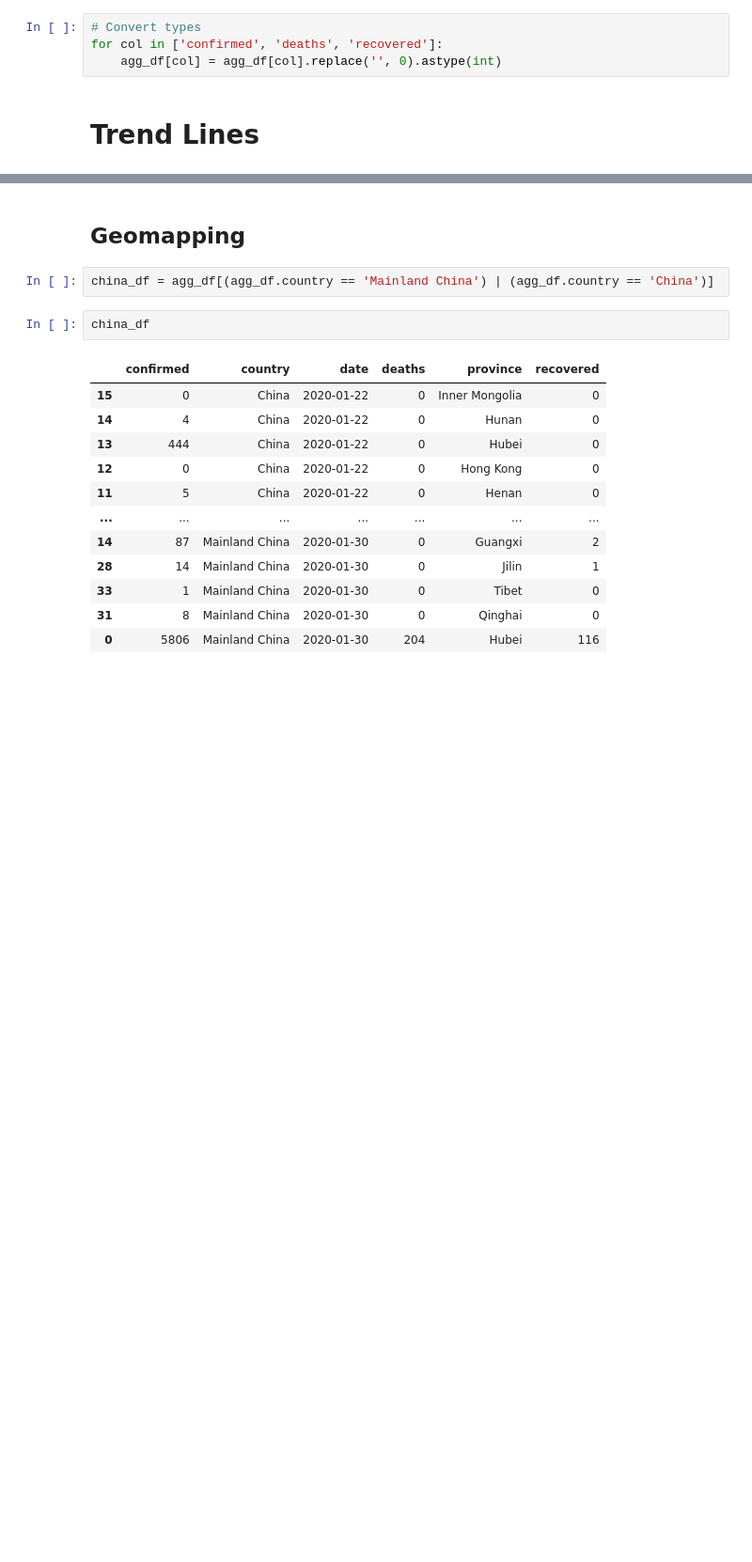
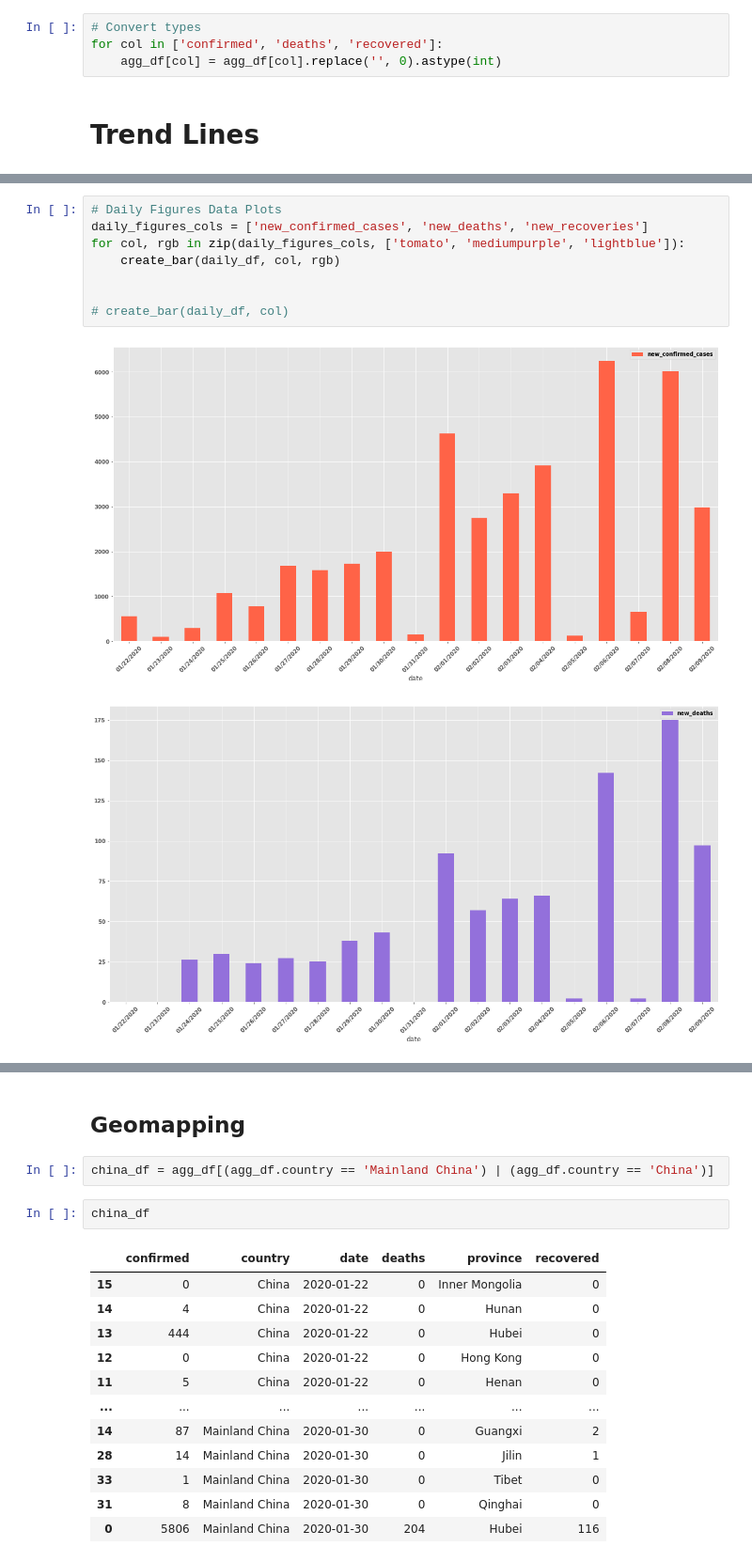
Before and after one commit to AaronWard/covidify, a Jupyter notebook: notebooks/data_exploration.ipynb, the cells around one changed output, grey strips where cells are left out. Shown: that part at 94% size. Cells and saved outputs as stored; diff of their text form; blank space fills up the shorter version.

```diff
--- a/notebooks/data_exploration.ipynb
+++ b/notebooks/data_exploration.ipynb
@@ -145,0 +77,11 @@ daily_df
+# %%
+# Daily Figures Data Plots
+daily_figures_cols = ['new_confirmed_cases', 'new_deaths', 'new_recoveries']
+for col, rgb in zip(daily_figures_cols, ['tomato', 'mediumpurple', 'lightblue']):
+    create_bar(daily_df, col, rgb)
+
+
+# create_bar(daily_df, col)
+# %% [output]
+[figure, added]
+[figure, added]
```
Also changed, not shown: parts of 10 cells of this notebook, 1 other file.
